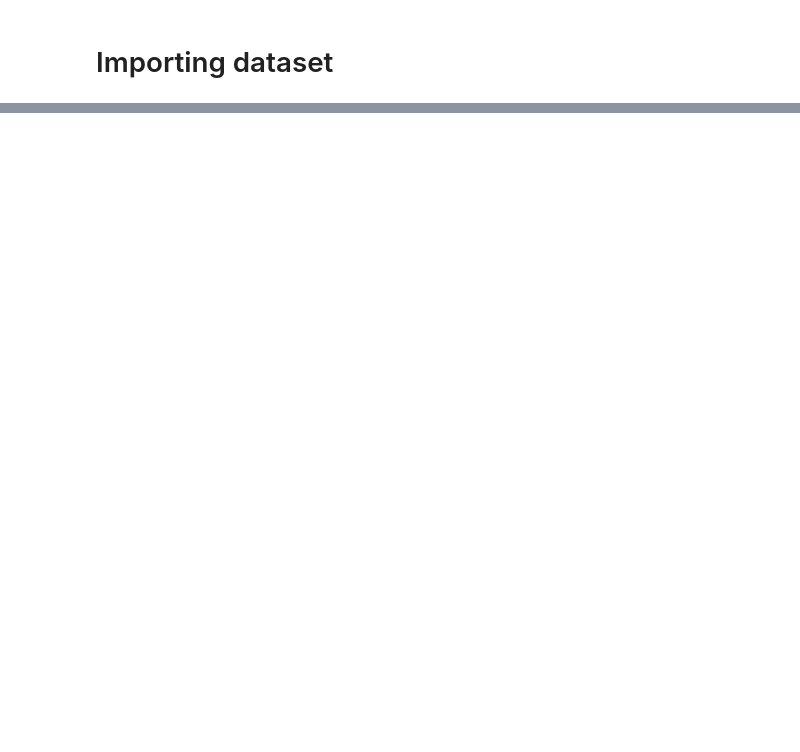
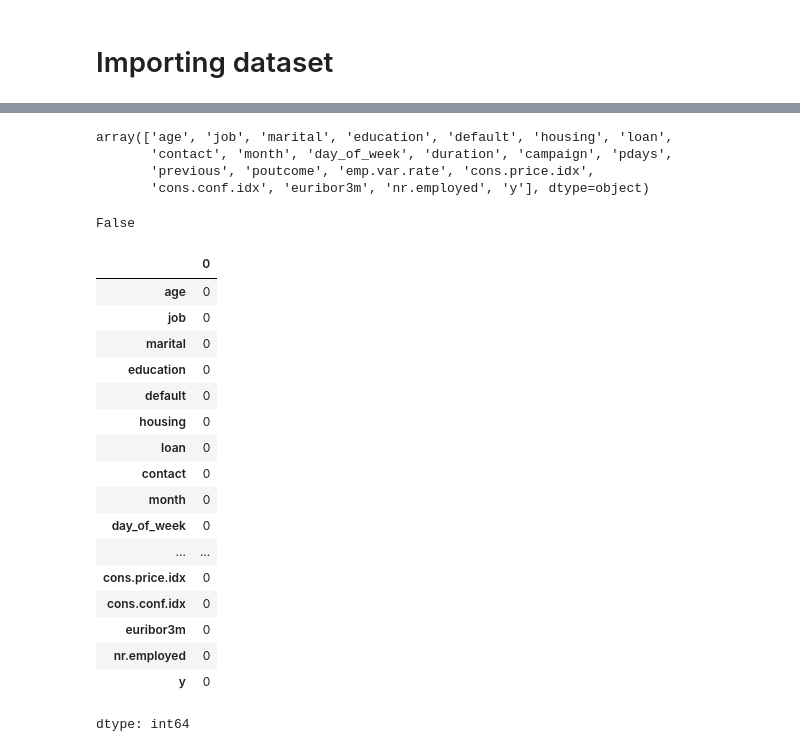
Before and after one commit to Yehan-Manodya/CM2604-Machine-learning-cw, a Jupyter notebook: Untitled1.ipynb, the cells around one changed output, grey strips where cells are left out. Drawn from its saved outputs; the diff is of its cells as text; code cells hidden in the pictures; blank space fills up the shorter version.

```diff
--- a/Untitled1.ipynb
+++ b/Untitled1.ipynb
@@ -15,0 +78,33 @@ dataset = pd.read_csv('/content/drive/My Drive/MLcoursework/bank-additional-full
+# %%
+dataset.columns.values
+# %% [output]
+array(['age', 'job', 'marital', 'education', 'default', 'housing', 'loan',
+       'contact', 'month', 'day_of_week', 'duration', 'campaign', 'pdays',
+       'previous', 'poutcome', 'emp.var.rate', 'cons.price.idx',
+       'cons.conf.idx', 'euribor3m', 'nr.employed', 'y'], dtype=object)
+# %%
+#chek for missing values
+dataset.isnull().values.any()
+# %% [output]
+False
+# %%
+dataset.isnull().sum()
+# %% [output]
+|  | 0 |
+| age | 0 |
+| job | 0 |
+| marital | 0 |
+| education | 0 |
+| default | 0 |
+| housing | 0 |
+| loan | 0 |
+| contact | 0 |
+| month | 0 |
+| day_of_week | 0 |
+| ... | ... |
+| cons.price.idx | 0 |
+| cons.conf.idx | 0 |
+| euribor3m | 0 |
+| nr.employed | 0 |
+| y | 0 |
+dtype: int64
```
Also changed, not shown: parts of 17 cells of this notebook.
